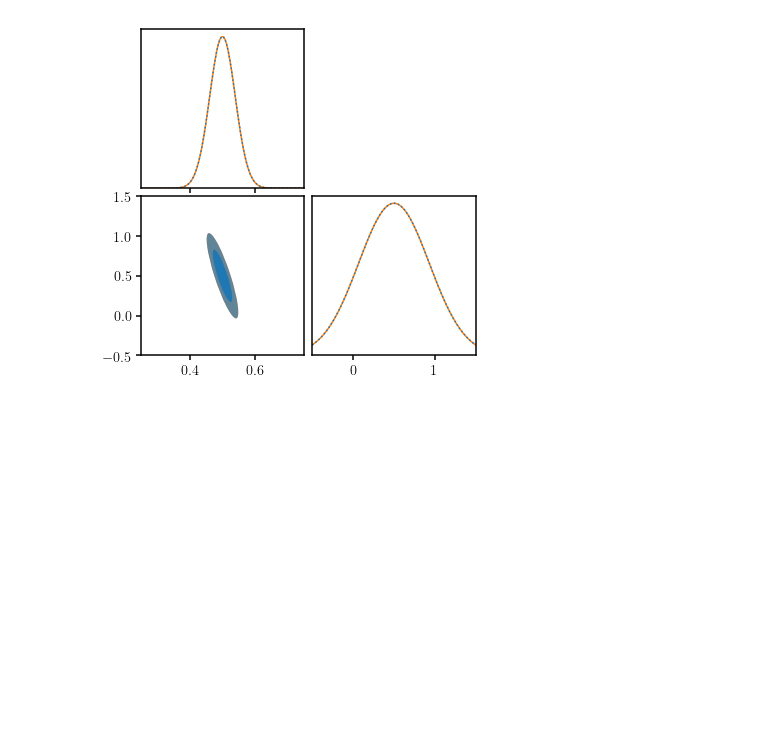
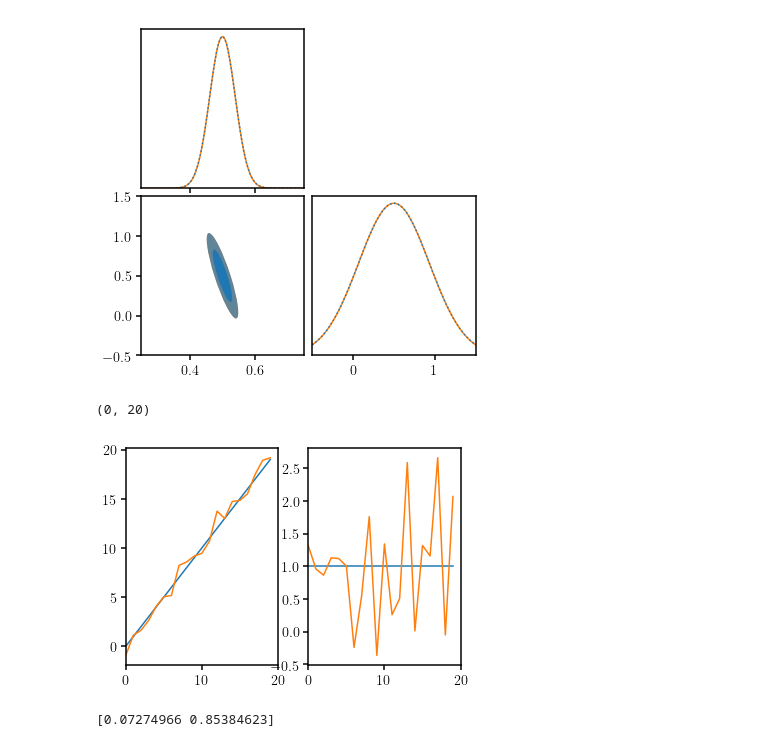
Before and after one commit to changhoonhahn/eMaNu, a Jupyter notebook: notebook/compress/toy_KL_fisher.ipynb, the cells around one changed output. Drawn from its saved outputs; the diff is of its cells as text; code cells hidden in the pictures; blank space fills up the shorter version.

Commit message:
KL fisher with noisy derivatives toy example

```diff
--- a/notebook/compress/toy_KL_fisher.ipynb
+++ b/notebook/compress/toy_KL_fisher.ipynb
@@ -157,3 +157,26 @@ print np.sqrt(np.diag(cFinv))
 fig = Forecast.plotFisher([cFinv, Finv], theta_true, ranges=prior_range, colors=['C1', 'C0'], linestyles=['-', ':'])
 # %% [output]
 [figure]
+# %%
+X_data_0m = np.random.multivariate_normal(model([theta_true[0]-0.1, theta_true[1]]), cov_true, size=100)
+X_data_0p = np.random.multivariate_normal(model([theta_true[0]+0.1, theta_true[1]]), cov_true, size=100)
+
+X_data_1m = np.random.multivariate_normal(model([theta_true[0], theta_true[1]-0.1]), cov_true, size=100)
+X_data_1p = np.random.multivariate_normal(model([theta_true[0], theta_true[1]+0.1]), cov_true, size=100)
+
+dXd0_noisy = (np.average(X_data_0p, axis=0) - np.average(X_data_0m, axis=0))/0.2
+dXd1_noisy = (np.average(X_data_1p, axis=0) - np.average(X_data_1m, axis=0))/0.2
+dXdtheta_noisy = np.array([dXd0_noisy, dXd1_noisy])
+# %%
+fig = plt.figure()
+sub = fig.add_subplot(121)
+sub.plot(dXdtheta[0])
+sub.plot(dXdtheta_noisy[0])
+sub.set_xlim(0, X_data.shape[1])
+sub = fig.add_subplot(122)
+sub.plot(dXdtheta[1])
+sub.plot(dXdtheta_noisy[1])
+sub.set_xlim(0, X_data.shape[1])
+# %% [output]
+(0, 20)
+[figure, added]
@@ -159,0 +201,4 @@ fig = Forecast.plotFisher([cFinv, Finv], theta_true, ranges=prior_range, colors=
+# %%
+print np.sqrt(np.diag(cFinv_noisy))
+# %% [output]
+[0.07274966 0.85384623]
```
Also changed, not shown: parts of 10 cells of this notebook.
